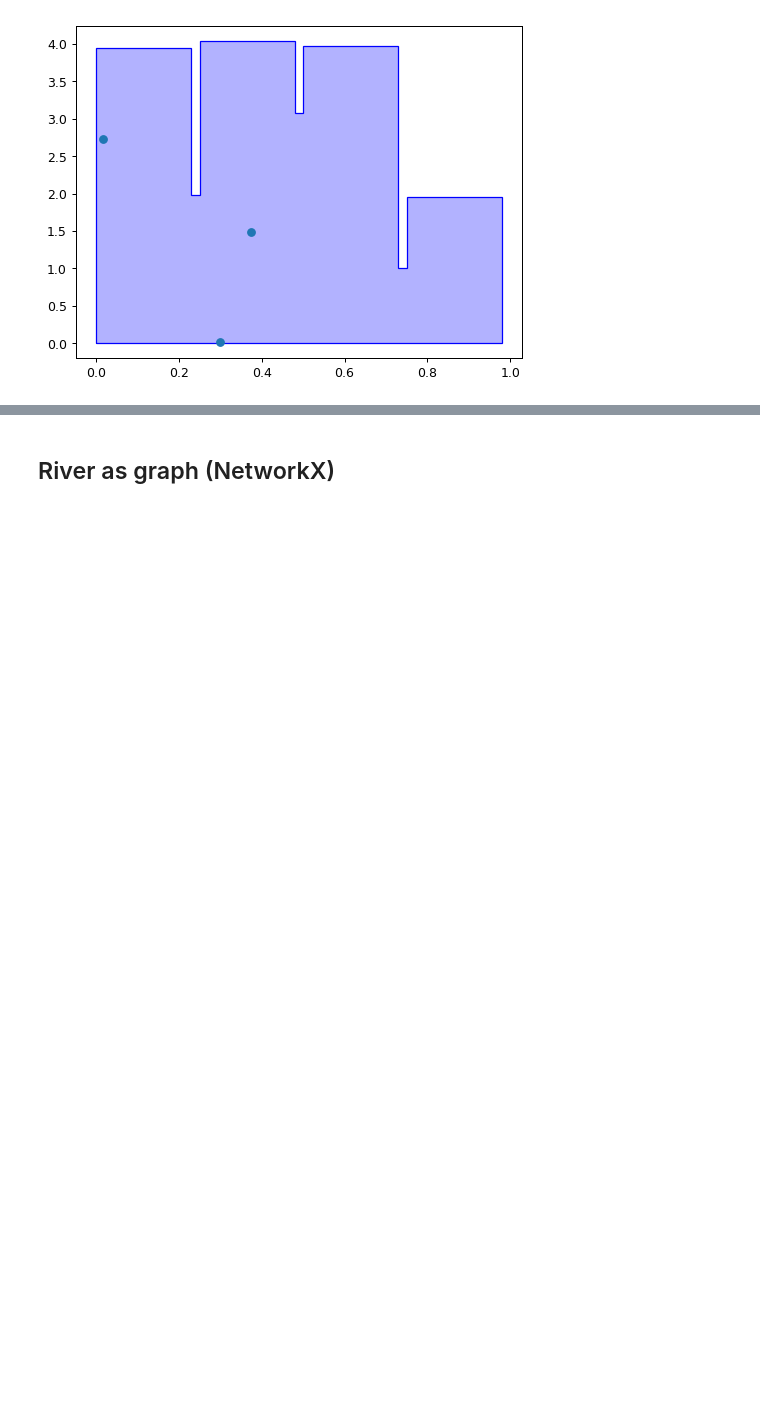
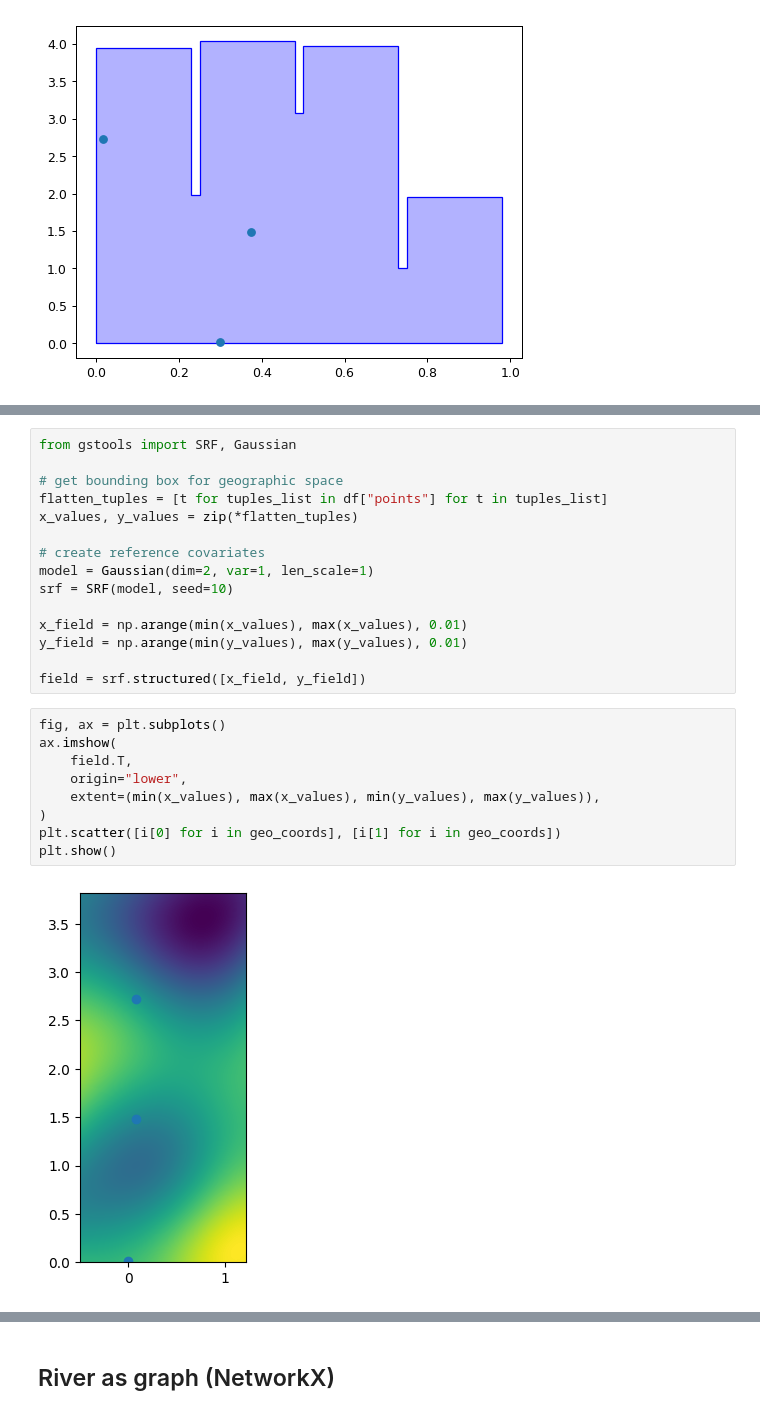
Before and after one commit to KatieBuc/dad, a Jupyter notebook: river_domain.ipynb, the cells around one changed output, grey strips where cells are left out. Saved outputs shown, nothing was run; the diff lists cells and outputs as text; blank space fills up the shorter version.

```diff
--- a/river_domain.ipynb
+++ b/river_domain.ipynb
@@ -372,0 +370,26 @@ xy_along_segment(s_t[0], df)
+# %%
+from gstools import SRF, Gaussian
+
+# get bounding box for geographic space
+flatten_tuples = [t for tuples_list in df["points"] for t in tuples_list]
+x_values, y_values = zip(*flatten_tuples)
+
+# create reference covariates
+model = Gaussian(dim=2, var=1, len_scale=1)
+srf = SRF(model, seed=10)
+
+x_field = np.arange(min(x_values), max(x_values), 0.01)
+y_field = np.arange(min(y_values), max(y_values), 0.01)
+
+field = srf.structured([x_field, y_field])
+# %%
+fig, ax = plt.subplots()
+ax.imshow(
+    field.T,
+    origin="lower",
+    extent=(min(x_values), max(x_values), min(y_values), max(y_values)),
+)
+plt.scatter([i[0] for i in geo_coords], [i[1] for i in geo_coords])
+plt.show()
+# %% [output]
+[figure, added]
```
Also changed, not shown: parts of 14 cells of this notebook.
